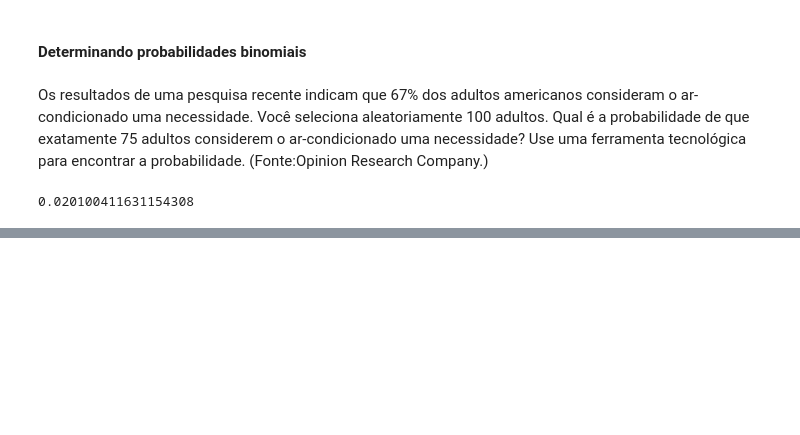
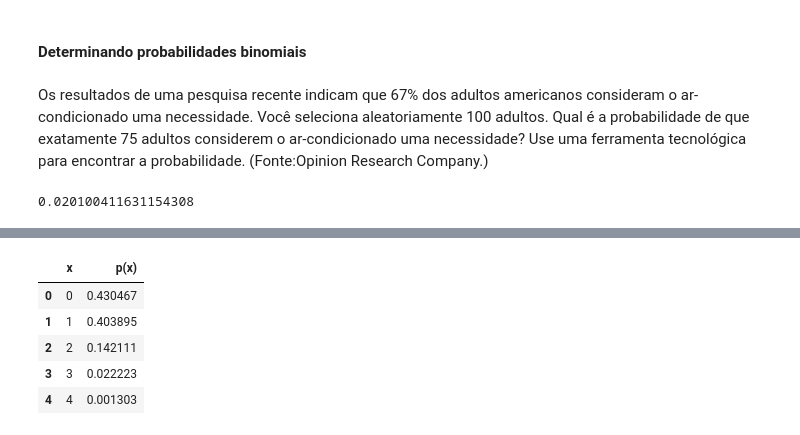
Before and after one commit to FranciscoFoz/math-stats-training, a Jupyter notebook: Estatística/Livro/estatistica_aplicada.ipynb, the cells around one changed output, grey strips where cells are left out. Saved outputs shown, nothing was run; the diff lists cells and outputs as text; code cells hidden in the pictures; blank space fills up the shorter version.

```diff
--- a/Estatística/Livro/estatistica_aplicada.ipynb
+++ b/Estatística/Livro/estatistica_aplicada.ipynb
@@ -515,0 +541,16 @@ from scipy.stats import binom
+# %%
+x_lista = []
+p_lista = []
+for i in x:
+    x_lista.append(i)
+    p_lista.append(binom.pmf(i,n,p))
+
+t_prob = pd.DataFrame({'x':x_lista,'p(x)':p_lista})
+t_prob
+# %% [output]
+|  | x | p(x) |
+| 0 | 0 | 0.430467 |
+| 1 | 1 | 0.403895 |
+| 2 | 2 | 0.142111 |
+| 3 | 3 | 0.022223 |
+| 4 | 4 | 0.001303 |
```
Also changed, not shown: parts of 12 cells of this notebook.
